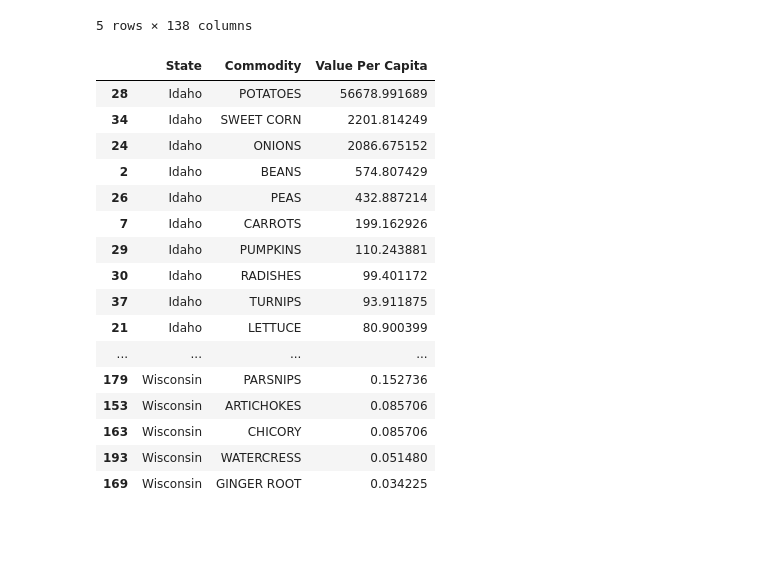
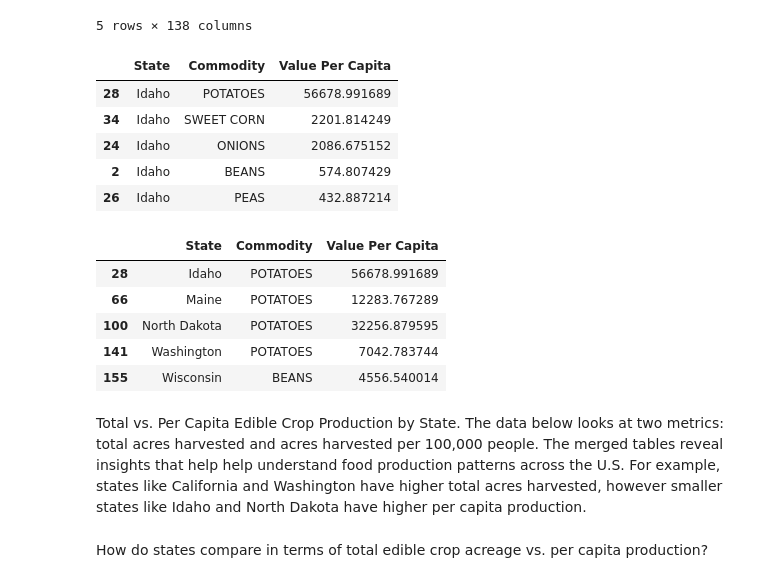
Before and after one commit to KinishaF/edible_vs_ornamental, a Jupyter notebook: Scripts/comparison_edible_ornamental.ipynb, the cells around one changed output. Cells and saved outputs as stored; diff of their text form; code cells hidden in the pictures; blank space fills up the shorter version.

```diff
--- a/Scripts/comparison_edible_ornamental.ipynb
+++ b/Scripts/comparison_edible_ornamental.ipynb
@@ -829,22 +835,13 @@ top_state_crops.head()
 | 10483 | CENSUS | 2012 | YEAR | STATE | Idaho | 16 | GARLIC | GARLIC - ACRES HARVESTED | TOTAL | ... |
 5 rows × 138 columns
 # %%
-top_state_crops.groupby(['State', 'Commodity'])['Value Per Capita'].sum().reset_index().sort_values(['State', 'Value Per Capita'], ascending = [True, False])
+top_5_states_crops_summary = top_5_state_crops.groupby(['State', 'Commodity'])['Value Per Capita'].sum().reset_index().sort_values(['State', 'Value Per Capita'], ascending = [True, False])
-# %% [output]
-|  | State | Commodity | Value Per Capita |
-| 28 | Idaho | POTATOES | 56678.991689 |
-| 34 | Idaho | SWEET CORN | 2201.814249 |
-| 24 | Idaho | ONIONS | 2086.675152 |
-| 2 | Idaho | BEANS | 574.807429 |
-| 26 | Idaho | PEAS | 432.887214 |
-| 7 | Idaho | CARROTS | 199.162926 |
-| 29 | Idaho | PUMPKINS | 110.243881 |
-| 30 | Idaho | RADISHES | 99.401172 |
-| 37 | Idaho | TURNIPS | 93.911875 |
-| 21 | Idaho | LETTUCE | 80.900399 |
-| ... | ... | ... | ... |
-| 179 | Wisconsin | PARSNIPS | 0.152736 |
-| 153 | Wisconsin | ARTICHOKES | 0.085706 |
-| 163 | Wisconsin | CHICORY | 0.085706 |
-| 193 | Wisconsin | WATERCRESS | 0.051480 |
-| 169 | Wisconsin | GINGER ROOT | 0.034225 |
+# %%
+top_5_states_crops_summary.head()
+# %% [output]
+|  | State | Commodity | Value Per Capita |
+| 28 | Idaho | POTATOES | 56678.991689 |
+| 34 | Idaho | SWEET CORN | 2201.814249 |
+| 24 | Idaho | ONIONS | 2086.675152 |
+| 2 | Idaho | BEANS | 574.807429 |
+| 26 | Idaho | PEAS | 432.887214 |
@@ -850,0 +850,9 @@ top_state_crops.groupby(['State', 'Commodity'])['Value Per Capita'].sum().reset_
+# %%
+top_crop_per_state
+# %% [output]
+|  | State | Commodity | Value Per Capita |
+| 28 | Idaho | POTATOES | 56678.991689 |
+| 66 | Maine | POTATOES | 12283.767289 |
+| 100 | North Dakota | POTATOES | 32256.879595 |
+| 141 | Washington | POTATOES | 7042.783744 |
+| 155 | Wisconsin | BEANS | 4556.540014 |
@@ -850,0 +861,7 @@ top_state_crops.groupby(['State', 'Commodity'])['Value Per Capita'].sum().reset_
+# %% [markdown]
+Total vs. Per Capita Edible Crop Production by State. The data below looks at two metrics: total acres harvested and acres
+harvested per 100,000 people. The merged tables reveal insights that help help understand food production patterns across the U.S.
+For example, states like California and Washington have higher total acres harvested, however smaller states like Idaho and North
+Dakota have higher per capita production.
+# %% [markdown]
+How do states compare in terms of total edible crop acreage vs. per capita production?
```
Also changed, not shown: parts of 17 cells of this notebook.
